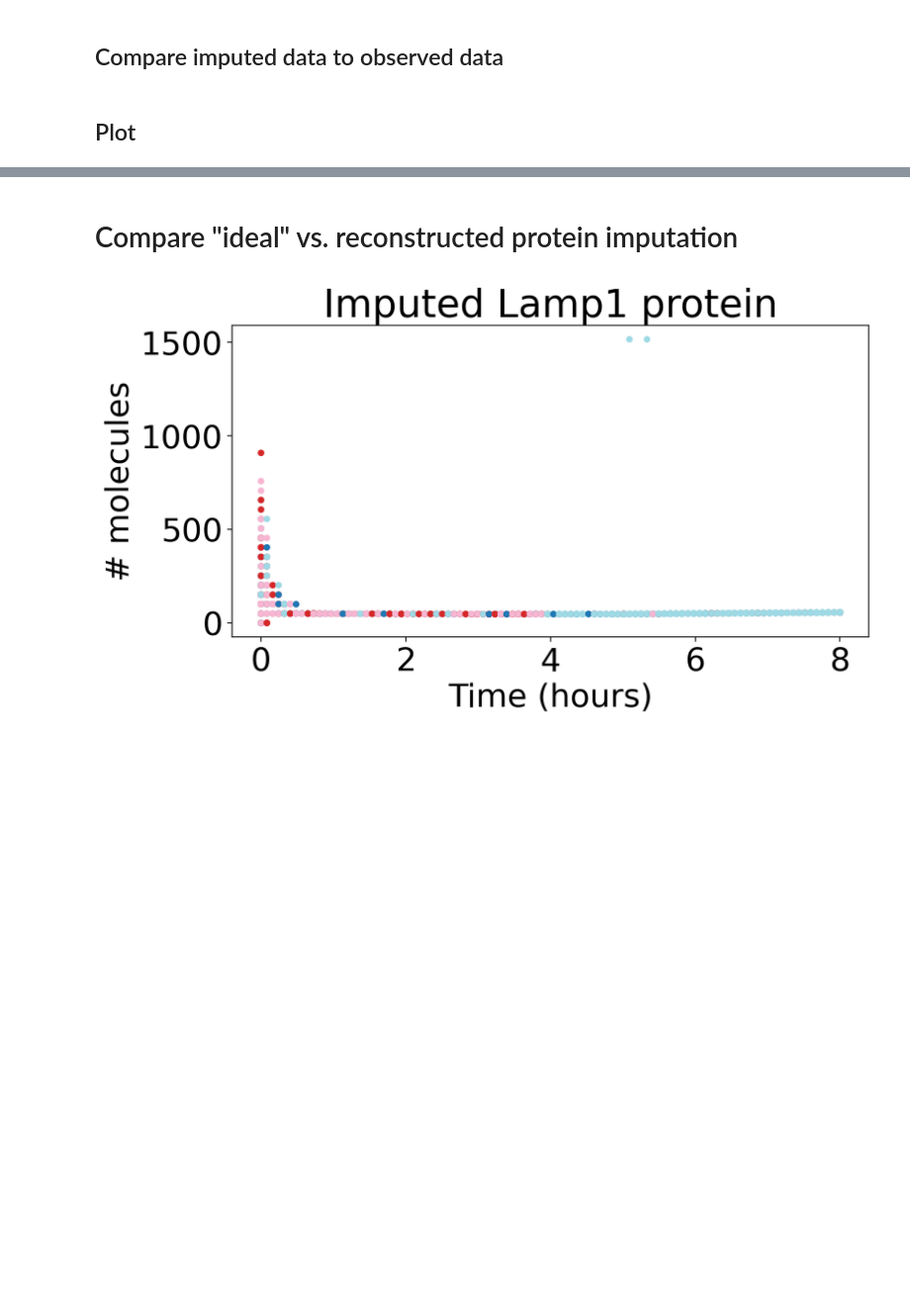
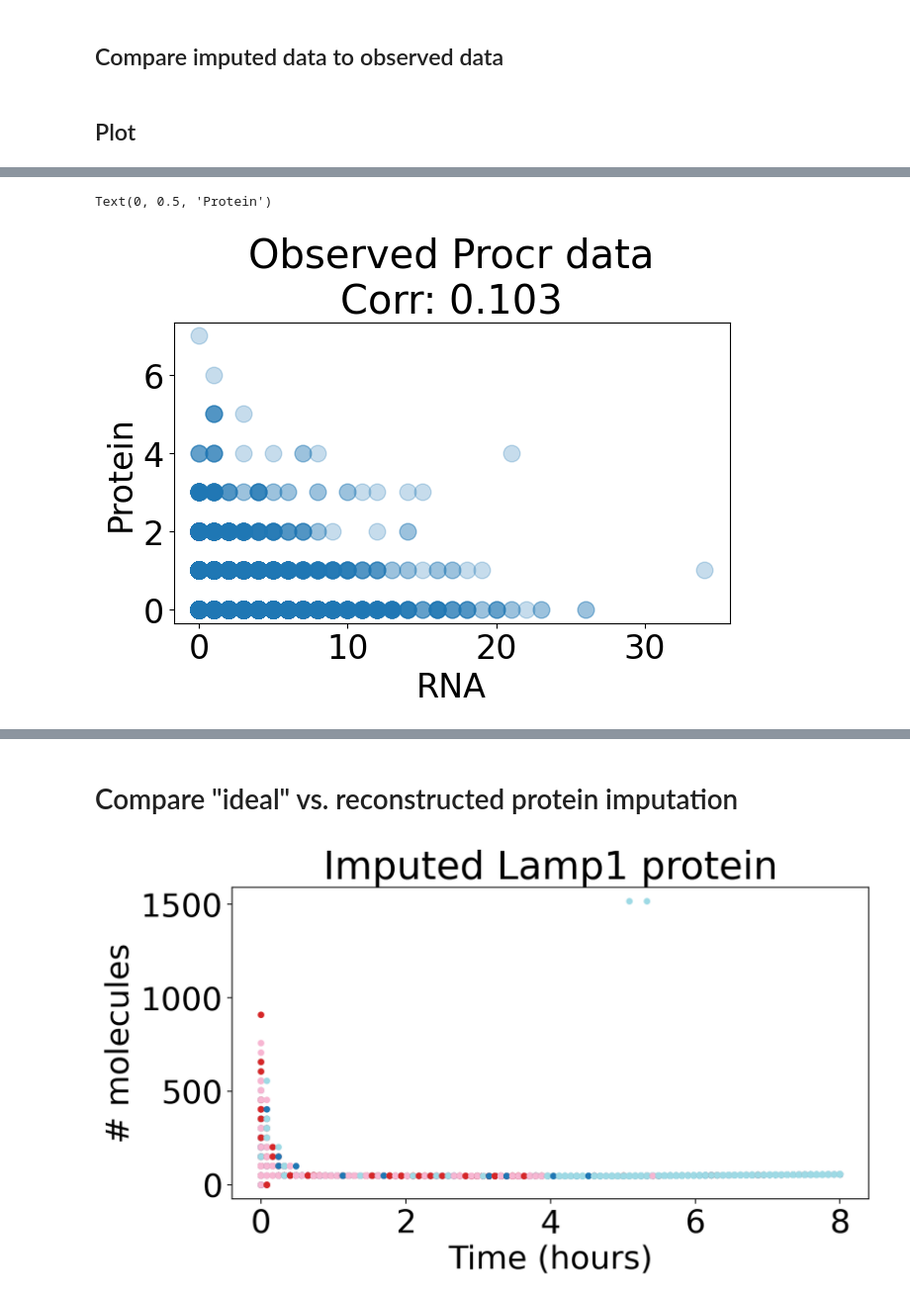
Before and after one commit to reliscu/chronocell_janssens_2025_preprint, a Jupyter notebook: 09_impute_protein_ideal.ipynb, the cells around one changed output, grey strips where cells are left out. Shown at 99% size. Drawn from its saved outputs; the diff is of its cells as text; code cells hidden in the pictures; blank space fills up the shorter version.

```diff
--- a/09_impute_protein_ideal.ipynb
+++ b/09_impute_protein_ideal.ipynb
@@ -295,0 +291,10 @@ Text(0.5, 1.0, 'Lgals3 mean observed\nRNA and protein over time')
+# %%
+corr = np.corrcoef(expr_RNA_ordered[gene].ravel(), expr_ADT_ordered[prot].values.ravel())[0, 1]
+
+plt.scatter(expr_RNA_ordered[gene], expr_ADT_ordered[prot], alpha=0.25)
+plt.title(f"Observed {gene} data\nCorr: {np.round(corr, 3)}")
+plt.xlabel("RNA")
+plt.ylabel("Protein")
+# %% [output]
+Text(0, 0.5, 'Protein')
+[figure, added]
```
Also changed, not shown: parts of 16 cells of this notebook, 2 other files.
